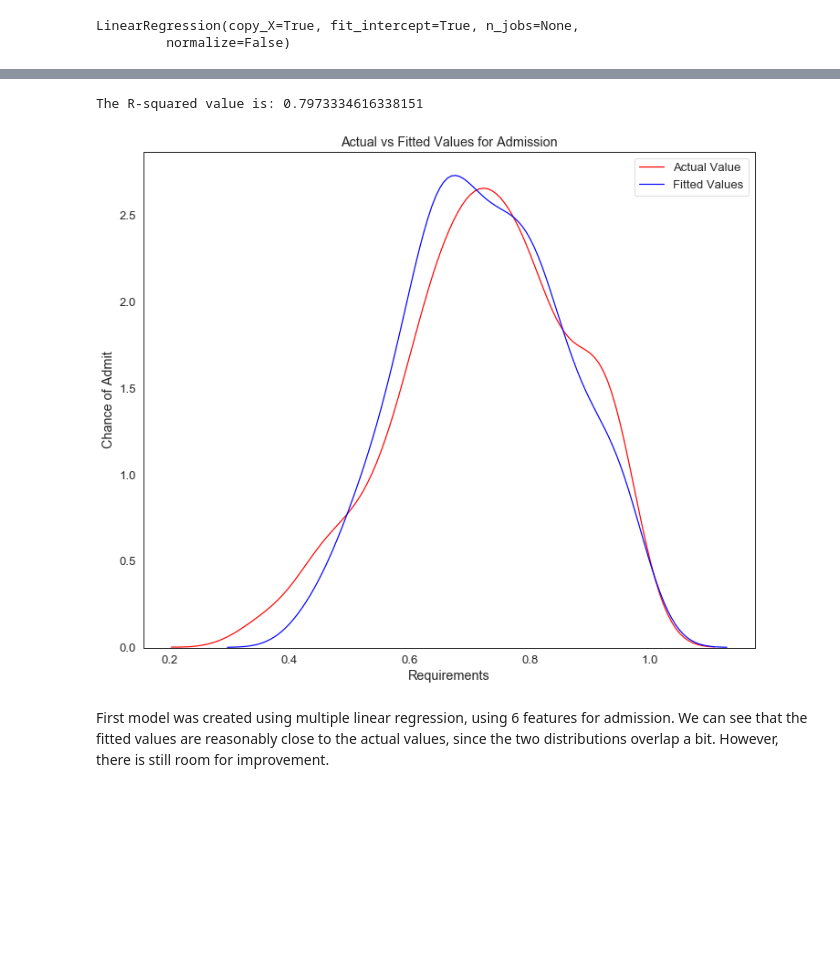
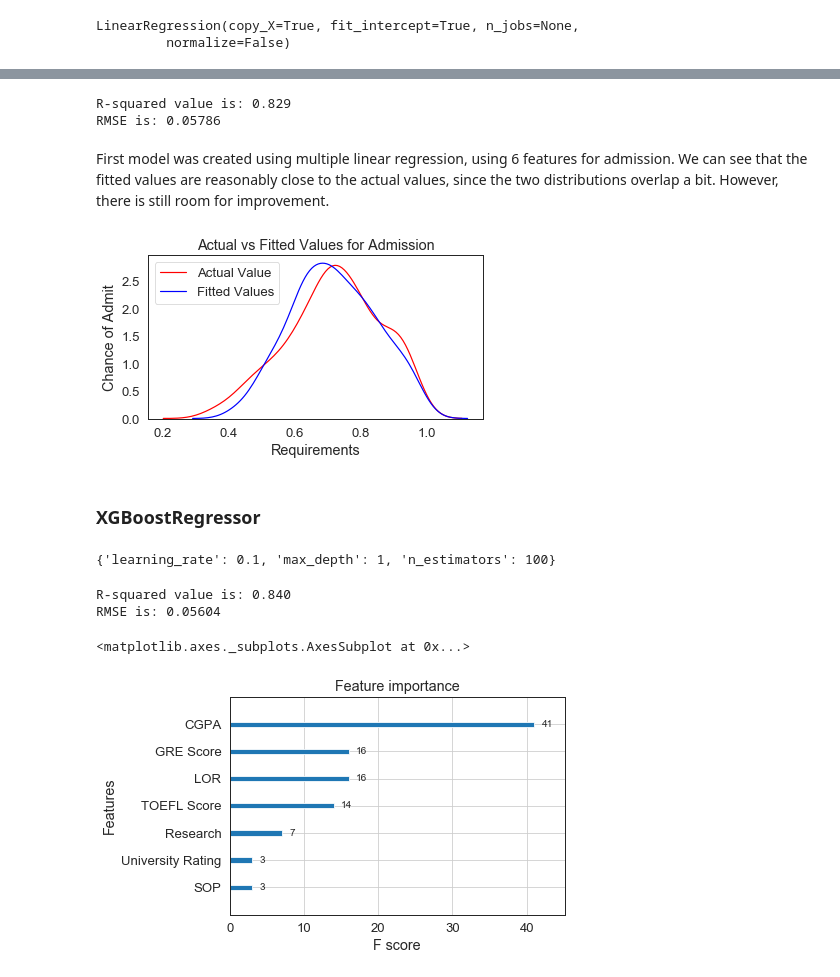
Before and after one commit to kylelee417/CollabProject, a Jupyter notebook: project_notebook.ipynb, the cells around one changed output, grey strips where cells are left out. Cells and saved outputs as stored; diff of their text form; code cells hidden in the pictures; blank space fills up the shorter version.

Commit message:
more regression and one classification model added

```diff
--- a/project_notebook.ipynb
+++ b/project_notebook.ipynb
@@ -313,0 +248,3 @@ Data with input dtype int64, float64 were all converted to float64 by StandardSc
+# %%
+X = ga_df.drop(['Chance of Admit','likeness'],axis=1).astype(float)
+y = ga_df['Chance of Admit']
@@ -314,5 +253,6 @@ Data with input dtype int64, float64 were all converted to float64 by StandardSc
 # %%
-lm.fit(X_train_scaled, y_train)
+lm = LinearRegression()
+lm.fit(X_train, y_train)
 # %% [output]
 LinearRegression(copy_X=True, fit_intercept=True, n_jobs=None,
          normalize=False)
@@ -339,25 +259,23 @@ array([0.65975096, 0.83294571, 0.77782128, 0.87880993, 0.60173406,
 # %%
-print('The R-squared value is:', lm.score(X_test_scaled,y_test))
+print('R-squared value is: {:.3f}'.format(lm.score(X_test,y_test)))
+print('RMSE is: {:.5f}'.format(np.sqrt(mean_squared_error(y_test,lm.predict(X_test)))))
 # %% [output]
-The R-squared value is: 0.7973334616338151
+R-squared value is: 0.829
+RMSE is: 0.05786
-# %%
-width = 12
-height = 10
-
-plt.figure(figsize=(width, height))
-
-
-ax1 = sns.distplot(y_train, hist=False, color="r", label="Actual Value")
-sns.distplot(lm.predict(X_train_scaled), hist=False, color="b", label="Fitted Values" , ax=ax1)
-
-
-plt.title('Actual vs Fitted Values for Admission')
-plt.xlabel('Requirements')
-plt.ylabel('Chance of Admit')
-
-plt.show()
-plt.close()
-# %% [output]
-[figure, removed]
 # %% [markdown]
 First model was created using multiple linear regression, using 6 features for admission. We can see that the fitted values are reasonably close to the actual values, since the two distributions overlap a bit. However, there is still room for improvement.
+# %%
+width = 6
+height = 3
+plt.figure(figsize=(width, height))
+ax1 = sns.distplot(y_train, hist=False, color="r", label="Actual Value")
+sns.distplot(lm.predict(X_train), hist=False, color="b", label="Fitted Values" , ax=ax1)
+plt.title('Actual vs Fitted Values for Admission')
+plt.xlabel('Requirements')
+plt.ylabel('Chance of Admit')
+plt.show()
+plt.close()
+# %% [output]
+[figure, added]
+# %% [markdown]
+### XGBoostRegressor
@@ -363,0 +290,16 @@ First model was created using multiple linear regression, using 6 features for a
+# %%
+grid_search.best_params_
+# %% [output]
+{'learning_rate': 0.1, 'max_depth': 1, 'n_estimators': 100}
+# %%
+y_predicted = grid_search.predict(X_test)
+print('R-squared value is: {:.3f}'.format(grid_search.score(X_test,y_test)))
+print('RMSE is: {:.5f}'.format(np.sqrt(mean_squared_error(y_test,y_predicted))))
+# %% [output]
+R-squared value is: 0.840
+RMSE is: 0.05604
+# %%
+plot_importance(grid_search.best_estimator_)
+# %% [output]
+<matplotlib.axes._subplots.AxesSubplot at 0x...>
+[figure, added]
```
Also changed, not shown: parts of 24 cells of this notebook.
